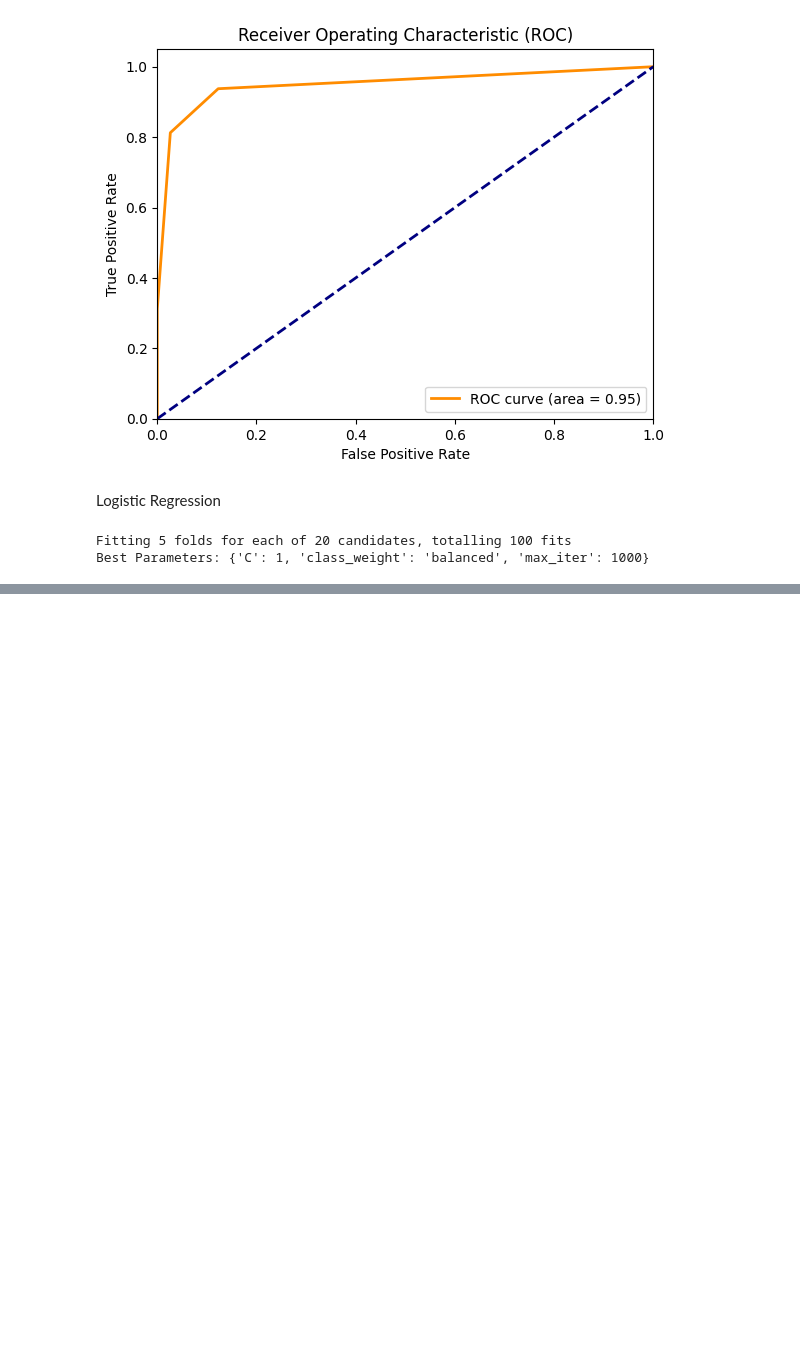
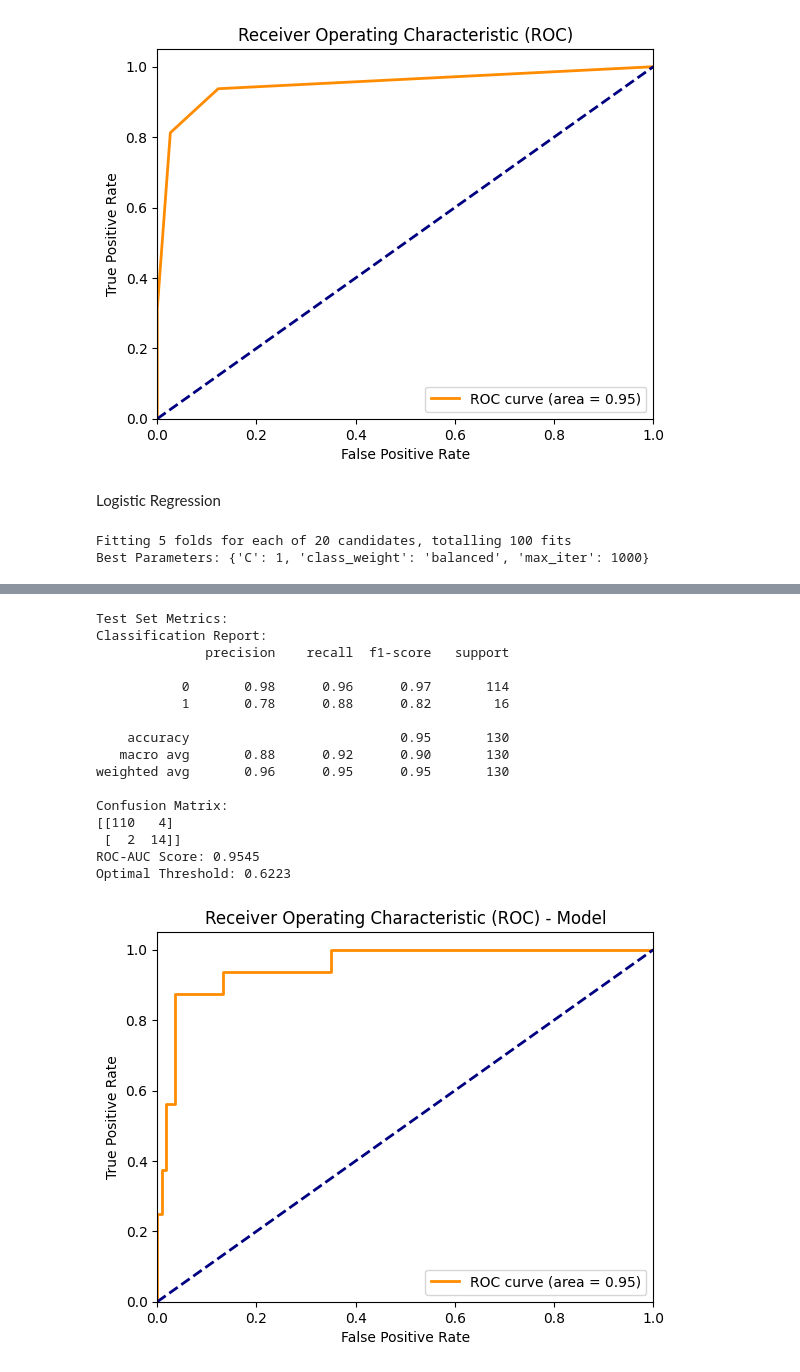
Before and after one commit to Mariz-Youssef/COVID-19-Outcome-Prediction, a Jupyter notebook: Notebook-1.ipynb, the cells around one changed output, grey strips where cells are left out. Drawn from its saved outputs; the diff is of its cells as text; code cells hidden in the pictures; blank space fills up the shorter version.

```diff
--- a/Notebook-1.ipynb
+++ b/Notebook-1.ipynb
@@ -261,0 +311,55 @@ Optimal Threshold: 0.7144
+# %%
+# Evaluate on test data
+y_test_proba = best_model.predict_proba(X_test)[:, 1]  # Probabilities for ROC and threshold tuning
+
+# Tune Threshold for Optimal Precision-Recall Balance
+precisions, recalls, thresholds = precision_recall_curve(y_test, y_test_proba)
+optimal_idx = np.argmax(2 * (precisions * recalls) / (precisions + recalls))  # Maximize F1-Score
+optimal_threshold = thresholds[optimal_idx]
+
+# Apply the new threshold
+y_test_pred_threshold = (y_test_proba >= optimal_threshold).astype(int)
+
+# Metrics for Test Set
+print("\nTest Set Metrics:")
+print("Classification Report:")
+print(classification_report(y_test, y_test_pred_threshold))
+
+print("Confusion Matrix:")
+print(confusion_matrix(y_test, y_test_pred_threshold))
+
+roc_auc_test = roc_auc_score(y_test, y_test_proba)
+print(f"ROC-AUC Score: {roc_auc_test:.4f}")
+
+print(f"Optimal Threshold: {optimal_threshold:.4f}")
+
+# Plot ROC Curve
+fpr, tpr, _ = roc_curve(y_test, y_test_proba)
+plt.figure()
+plt.plot(fpr, tpr, color='darkorange', lw=2, label=f'ROC curve (area = {roc_auc_test:.2f})')
+plt.plot([0, 1], [0, 1], color='navy', lw=2, linestyle='--')
+plt.xlim([0.0, 1.0])
+plt.ylim([0.0, 1.05])
+plt.xlabel('False Positive Rate')
+plt.ylabel('True Positive Rate')
+plt.title('Receiver Operating Characteristic (ROC) - Model')
+plt.legend(loc="lower right")
+plt.show()
+# %% [output]
+Test Set Metrics:
+Classification Report:
+              precision    recall  f1-score   support
+
+           0       0.98      0.96      0.97       114
+           1       0.78      0.88      0.82        16
+
+    accuracy                           0.95       130
+   macro avg       0.88      0.92      0.90       130
+weighted avg       0.96      0.95      0.95       130
+
+Confusion Matrix:
+[[110   4]
+ [  2  14]]
+ROC-AUC Score: 0.9545
+Optimal Threshold: 0.6223
+[figure, added]
```
Also changed, not shown: parts of 6 cells of this notebook.
